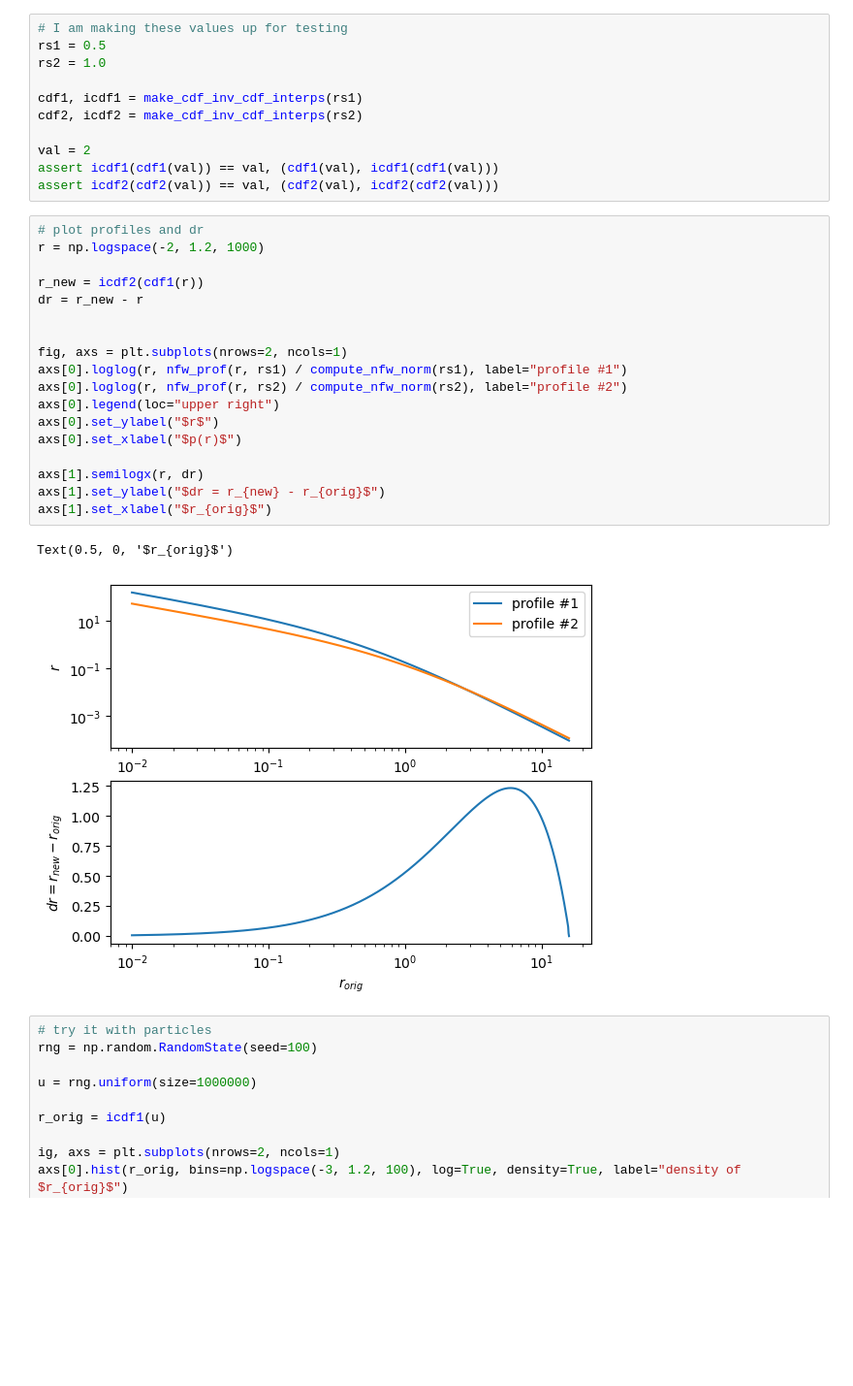
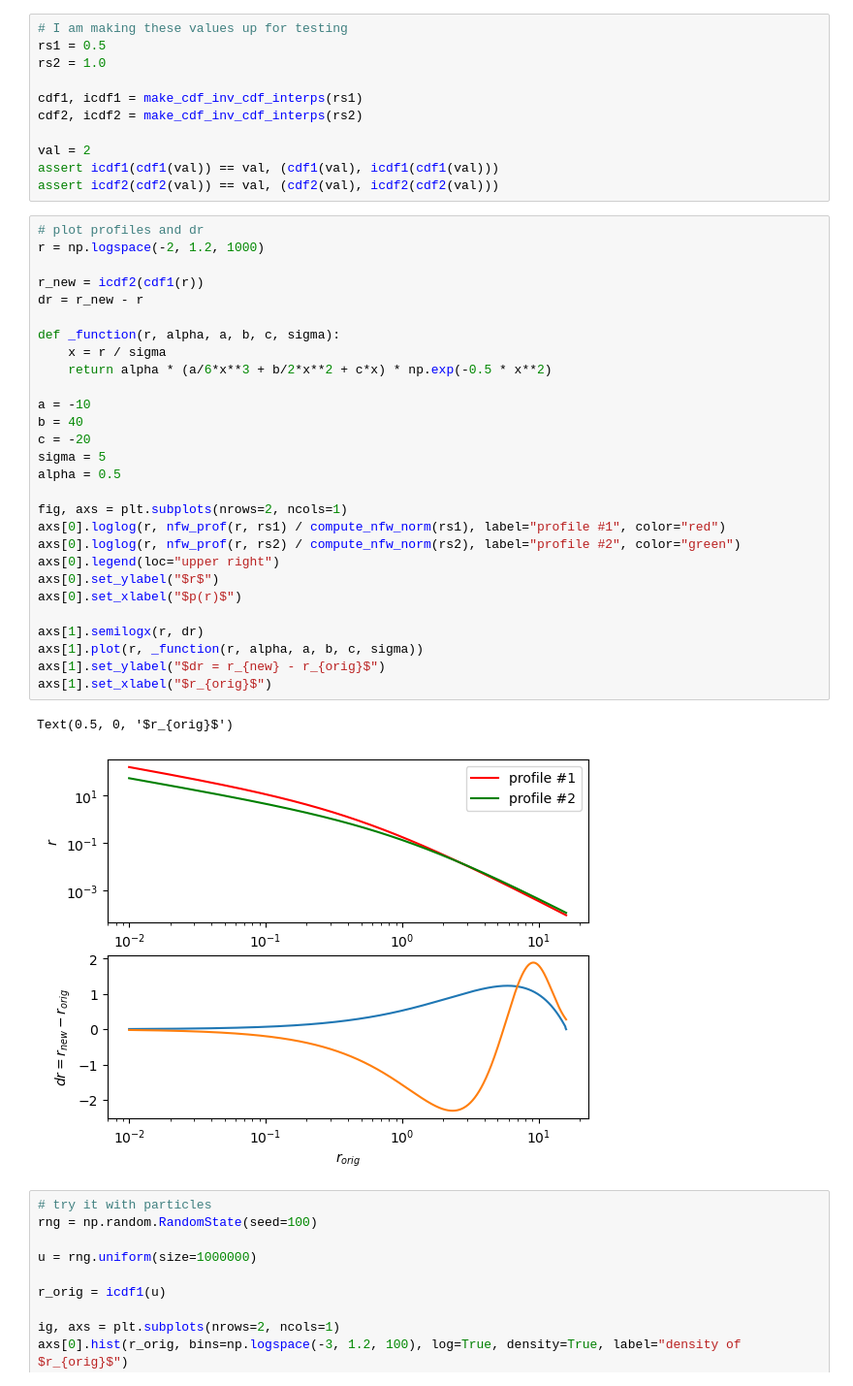
Before and after one commit to beckermr/misc, a Jupyter notebook: work/2025_12_15_nfw_transform/example_nfw_transform.ipynb, the cells around one changed output. Shown at 97% size. Drawn from its saved outputs; the diff is of its cells as text; blank space fills up the shorter version.

```diff
--- a/work/2025_12_15_nfw_transform/example_nfw_transform.ipynb
+++ b/work/2025_12_15_nfw_transform/example_nfw_transform.ipynb
@@ -46,24 +46,34 @@ assert icdf2(cdf2(val)) == val, (cdf2(val), icdf2(cdf2(val)))
 # %%
 # plot profiles and dr
 r = np.logspace(-2, 1.2, 1000)
 
 r_new = icdf2(cdf1(r))
 dr = r_new - r
 
+def _function(r, alpha, a, b, c, sigma):
+    x = r / sigma
+    return alpha * (a/6*x**3 + b/2*x**2 + c*x) * np.exp(-0.5 * x**2)
+
+a = -10
+b = 40
+c = -20
+sigma = 5
+alpha = 0.5
 
 fig, axs = plt.subplots(nrows=2, ncols=1)
-axs[0].loglog(r, nfw_prof(r, rs1) / compute_nfw_norm(rs1), label="profile #1")
-axs[0].loglog(r, nfw_prof(r, rs2) / compute_nfw_norm(rs2), label="profile #2")
+axs[0].loglog(r, nfw_prof(r, rs1) / compute_nfw_norm(rs1), label="profile #1", color="red")
+axs[0].loglog(r, nfw_prof(r, rs2) / compute_nfw_norm(rs2), label="profile #2", color="green")
 axs[0].legend(loc="upper right")
 axs[0].set_ylabel("$r$")
 axs[0].set_xlabel("$p(r)$")
 
 axs[1].semilogx(r, dr)
+axs[1].plot(r, _function(r, alpha, a, b, c, sigma))
 axs[1].set_ylabel("$dr = r_{new} - r_{orig}$")
 axs[1].set_xlabel("$r_{orig}$")
 # %% [output]
 Text(0.5, 0, '$r_{orig}$')
-[figure, old version]
+[figure, new version]
 # %%
 # try it with particles
 rng = np.random.RandomState(seed=100)
```
